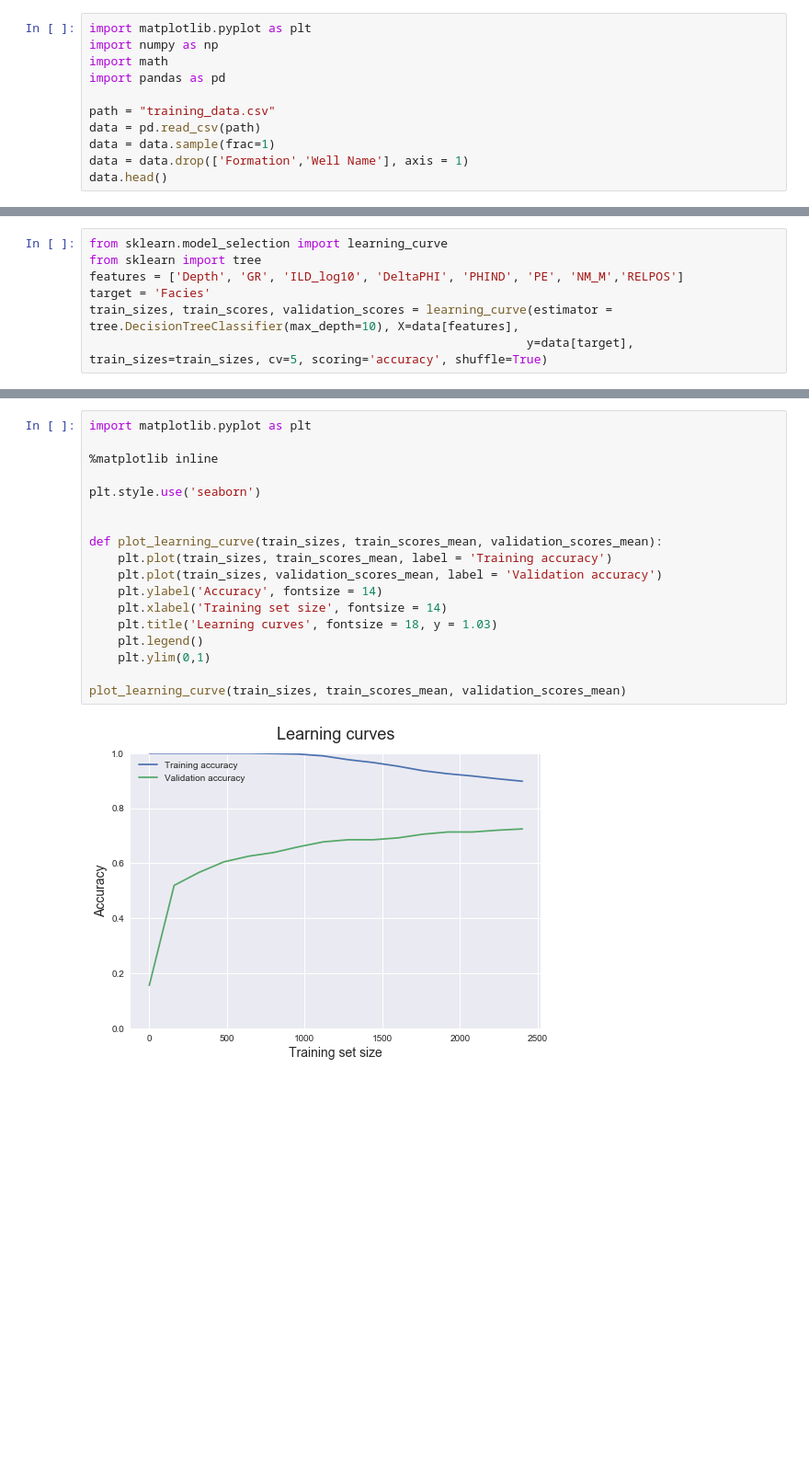
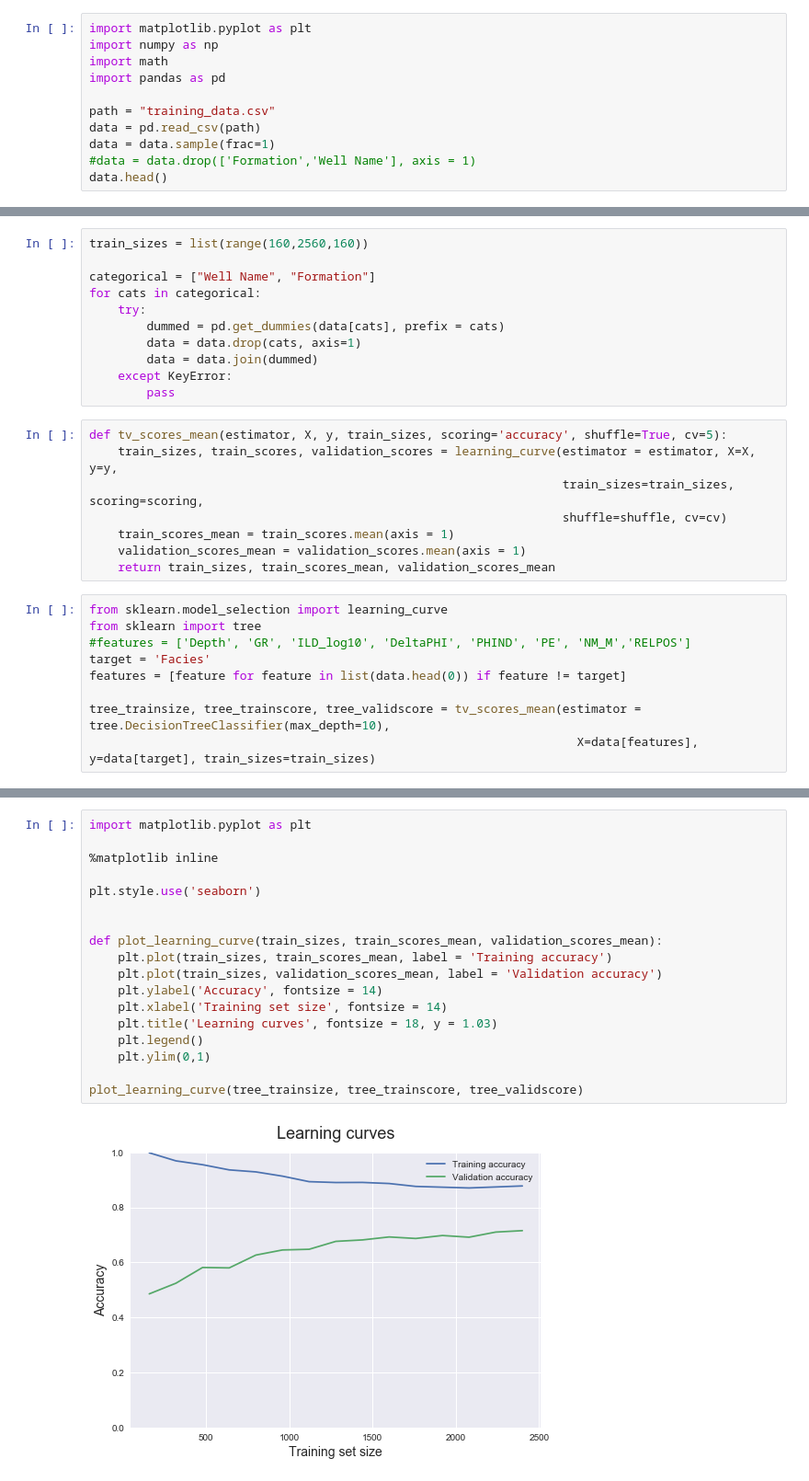
Before and after one commit to nshea3/ml_notebooks, a Jupyter notebook: ML_P1_welllogs.ipynb, the cells around one changed output, grey strips where cells are left out. Shown at 92% size. Drawn from its saved outputs; the diff is of its cells as text; blank space fills up the shorter version.

Commit message:
Cleaned up repetitive code, learning curves for all five learners now generated

```diff
--- a/ML_P1_welllogs.ipynb
+++ b/ML_P1_welllogs.ipynb
@@ -7,6 +7,6 @@ import pandas as pd
 path = "training_data.csv"
 data = pd.read_csv(path)
 data = data.sample(frac=1)
-data = data.drop(['Formation','Well Name'], axis = 1)
+#data = data.drop(['Formation','Well Name'], axis = 1)
 data.head()
 # %% [output]
@@ -21,7 +19,28 @@ train_sizes = list(range(1,2560,160))
+# %%
+train_sizes = list(range(160,2560,160))
+
+categorical = ["Well Name", "Formation"]
+for cats in categorical:
+    try:
+        dummed = pd.get_dummies(data[cats], prefix = cats)
+        data = data.drop(cats, axis=1)
+        data = data.join(dummed)
+    except KeyError:
+        pass
+# %%
+def tv_scores_mean(estimator, X, y, train_sizes, scoring='accuracy', shuffle=True, cv=5):
+    train_sizes, train_scores, validation_scores = learning_curve(estimator = estimator, X=X, y=y,
+                                                                  train_sizes=train_sizes, scoring=scoring,
+                                                                  shuffle=shuffle, cv=cv)
+    train_scores_mean = train_scores.mean(axis = 1)
+    validation_scores_mean = validation_scores.mean(axis = 1)
+    return train_sizes, train_scores_mean, validation_scores_mean
 # %%
 from sklearn.model_selection import learning_curve
 from sklearn import tree
-features = ['Depth', 'GR', 'ILD_log10', 'DeltaPHI', 'PHIND', 'PE', 'NM_M','RELPOS']
+#features = ['Depth', 'GR', 'ILD_log10', 'DeltaPHI', 'PHIND', 'PE', 'NM_M','RELPOS']
 target = 'Facies'
-train_sizes, train_scores, validation_scores = learning_curve(estimator = tree.DecisionTreeClassifier(max_depth=10), X=data[features],
-                                                             y=data[target], train_sizes=train_sizes, cv=5, scoring='accuracy', shuffle=True)
+features = [feature for feature in list(data.head(0)) if feature != target]
+
+tree_trainsize, tree_trainscore, tree_validscore = tv_scores_mean(estimator = tree.DecisionTreeClassifier(max_depth=10),
+                                                                    X=data[features], y=data[target], train_sizes=train_sizes)
@@ -31,20 +47,20 @@ validation_scores_mean = validation_scores.mean(axis = 1)
 # %%
 import matplotlib.pyplot as plt
 
 %matplotlib inline
 
 plt.style.use('seaborn')
 
 
 def plot_learning_curve(train_sizes, train_scores_mean, validation_scores_mean):
     plt.plot(train_sizes, train_scores_mean, label = 'Training accuracy')
     plt.plot(train_sizes, validation_scores_mean, label = 'Validation accuracy')
     plt.ylabel('Accuracy', fontsize = 14)
     plt.xlabel('Training set size', fontsize = 14)
     plt.title('Learning curves', fontsize = 18, y = 1.03)
     plt.legend()
     plt.ylim(0,1)
 
-plot_learning_curve(train_sizes, train_scores_mean, validation_scores_mean)
+plot_learning_curve(tree_trainsize, tree_trainscore, tree_validscore)
 # %% [output]
-[figure, old version]
+[figure, new version]
```
Also changed, not shown: parts of 6 cells of this notebook.
